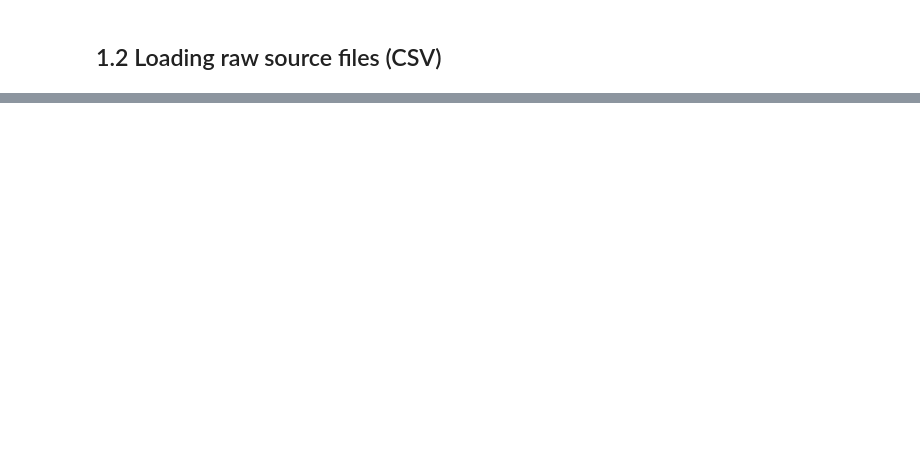
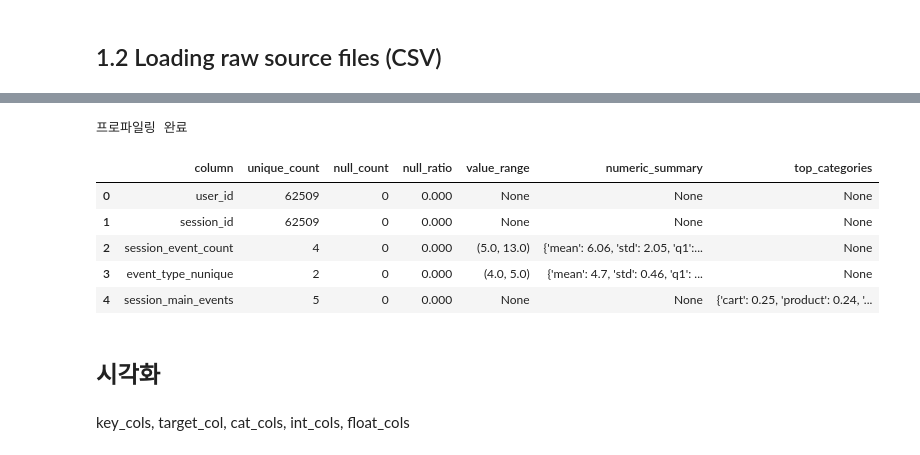
Before and after one commit to kimjiji8105/purchase-conversion-prediction, a Jupyter notebook: notebooks/03_train_eda_feature_eng.ipynb, the cells around one changed output, grey strips where cells are left out. Drawn from its saved outputs; the diff is of its cells as text; code cells hidden in the pictures; blank space fills up the shorter version.

```diff
--- a/notebooks/03_train_eda_feature_eng.ipynb
+++ b/notebooks/03_train_eda_feature_eng.ipynb
@@ -78,0 +166,19 @@ for name, df in dfs.items():
+# %%
+print("====train set====")
+vc = train_df[target_col].value_counts()
+out = pd.DataFrame({
+    "count": vc.apply(lambda x: f"{x:,}"),
+    "ratio": (vc / vc.sum()).round(3)
+})
+print(f"Total: {train_df.shape[0]:,}\n")
+print(out)
+
+print("====test set====")
+vc = test_df[target_col].value_counts()
+out = pd.DataFrame({
+    "count": vc.apply(lambda x: f"{x:,}"),
+    "ratio": (vc / vc.sum()).round(3)
+})
+
+print(f"Total: {test_df.shape[0]:,}\n")
+print(out)
@@ -78,0 +312,31 @@ for name, df in dfs.items():
+# %%
+def profile_dataframe(df: pd.DataFrame, top_k: int = 5) -> pd.DataFrame:
+    records = []
+
+    for col in df.columns:
+        p = profile_column(df, col, top_k=top_k)
+        p["column"] = col
+        records.append(p)
+
+    result_df = pd.DataFrame(records)
+
+    # column이 첫 번째
+    cols = ["column"] + [c for c in result_df.columns if c != "column"]
+    return result_df[cols]
+# %%
+profiles = profile_dataframe(train_df, top_k=10)
+profiles.to_csv(f"{eda_path}train_df_profile.csv", index=False)
+print("프로파일링 완료")
+profiles.head()
+# %% [output]
+프로파일링 완료
+|  | column | unique_count | null_count | null_ratio | value_range | numeric_summary | top_categories |
+| 0 | user_id | 62509 | 0 | 0.000 | None | None | None |
+| 1 | session_id | 62509 | 0 | 0.000 | None | None | None |
+| 2 | session_event_count | 4 | 0 | 0.000 | (5.0, 13.0) | {'mean': 6.06, 'std': 2.05, 'q1':... | None |
+| 3 | event_type_nunique | 2 | 0 | 0.000 | (4.0, 5.0) | {'mean': 4.7, 'std': 0.46, 'q1': ... | None |
+| 4 | session_main_events | 5 | 0 | 0.000 | None | None | {'cart': 0.25, 'product': 0.24, '... |
+# %% [markdown]
+## 시각화
+# %% [markdown]
+key_cols, target_col, cat_cols, int_cols, float_cols
```
Also changed, not shown: parts of 26 cells of this notebook, 1 other file.
